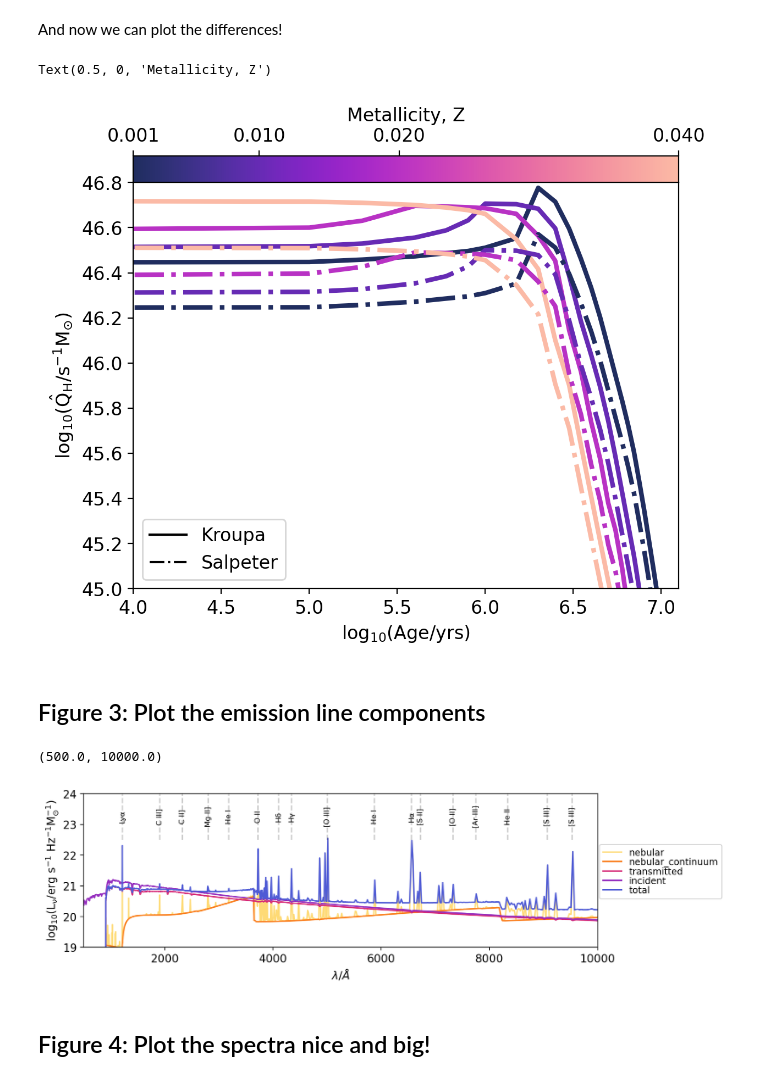
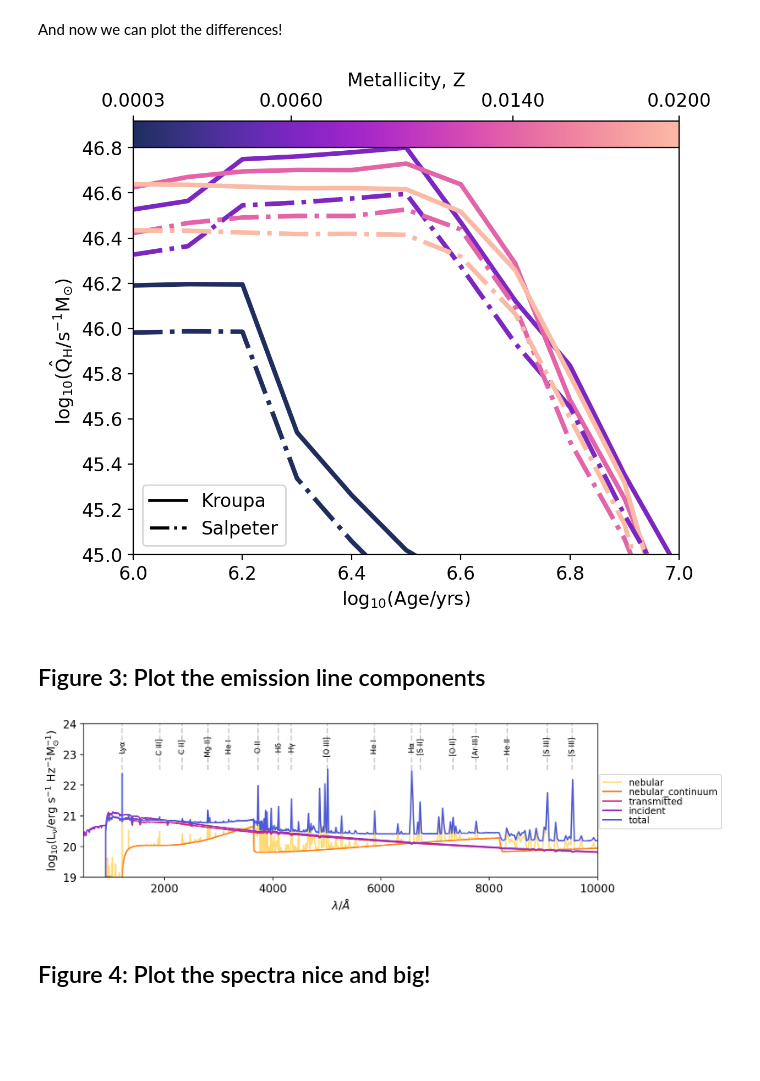
Before and after one commit to sophie-newman/cloudy-maraston, a Jupyter notebook: notebooks/notebook1_explore_maraston_grids.ipynb, the cells around one changed output. Drawn from its saved outputs; the diff is of its cells as text; code cells hidden in the pictures; blank space fills up the shorter version.

```diff
--- a/notebooks/notebook1_explore_maraston_grids.ipynb
+++ b/notebooks/notebook1_explore_maraston_grids.ipynb
@@ -24,5 +24,9 @@ cmap = cmr.bubblegum
 We need to load the Maraston grid into synthesizer:
 # %%
 grid_dir = '../grids'
-grid_name = 'maraston13_kroupa_cloudy-c23.01-sps'
+grid_name = 'maraston24_Tenc_kr_0.40_cloudy-c23.01-sps'
 grid = Grid(grid_name, grid_dir=grid_dir, read_lines=True)
+
+print(grid.metallicities)
+
+print(len(grid.ages))
@@ -29,7 +36,7 @@ grid = Grid(grid_name, grid_dir=grid_dir, read_lines=True)
 # %% [markdown]
 Now we can plot the spectra for a single metallicity and varying ages.
 # %%
-Z = 0.02
+Z = 0.014
 ages = grid.ages
 log10ages = np.log10(ages)
 
@@ -42,7 +49,7 @@ sm.set_array([])
 m = 0
 for age in ages:
     m = m + 1
-    grid_point = grid.get_grid_point((age,Z))
+    grid_point = grid.get_grid_point(ages=age,metallicities=Z)
     # get Sed object
     sed = grid.get_spectra(grid_point, spectra_id="incident")
     ax.plot(np.log10(sed.lam), np.log10(sed.lnu),
@@ -75,4 +82,6 @@ cbar = plt.colorbar(sm, cax=cax, orientation='horizontal')
 cax.xaxis.tick_top()
 cax.xaxis.set_label_position("top")
 cax.set_xlabel(r"$\rm \log_{10}(age/yr)$")
+
+plt.savefig('/home/sophienewman/Pictures/plots/paper1/incident.png', dpi=300, bbox_inches='tight')
 # %% [output]
@@ -85,66 +93,67 @@ We need to load in our Kroupa and Salpeter grids:
 # %%
 grid_dir = '../grids'
 
-grid_name = 'maraston13_kroupa'
-grid_k = Grid(grid_name, grid_dir=grid_dir, read_lines=False)
-
-grid_name = 'maraston13_salpeter'
-grid_s = Grid(grid_name, grid_dir=grid_dir, read_lines=False)
+grid_name = 'maraston24_Tenc_ss_0.40_cloudy-c23.01-sps'
+grid_s = Grid(grid_name, grid_dir=grid_dir, read_lines=True)
 # %% [markdown]
 And now we can plot the differences!
 # %%
 fig, ax = plt.subplots(figsize=(6.4, 4.8))
 cmap = cmr.get_sub_cmap('cmr.bubblegum', 0.1, 0.99)
-norm = mpl.colors.Normalize(vmin=min(grid_k.metallicities), vmax=max(grid_k.metallicities))
+
+# Metallicities to plot
+metallicities = [0.0003, 0.006, 0.014, 0.02]
+norm = mpl.colors.Normalize(vmin=min(metallicities), vmax=max(metallicities))
 sm = mpl.cm.ScalarMappable(cmap=cmap, norm=norm)
 sm.set_array([])
 
-grids = [grid_k, grid_s]
+grids = [grid, grid_s]
 imfs = ['Kroupa', 'Salpeter']
 
 spectra_id = "incident"
 
-Q = grid_k.log10_specific_ionising_lum['HI'] # for all Z
+Q = grid.log10_specific_ionising_lum['HI'] # for all Z
 Q_k = Q.T # (4, 67)
-for iZ, Z in enumerate(grid_k.metallicities):
-    plt.plot(np.log10(grid_k.ages), Q_k[iZ,:], color = cmap(norm(Z)), lw=3, ls='-')
+for iZ, Z in enumerate(metallicities):
+    plt.plot(np.log10(grid.ages), Q_k[iZ,:], color = cmap(norm(Z)), lw=3, ls='-')
 
 Q = grid_s.log10_specific_ionising_lum['HI'] # for all Z
 Q_s = Q.T # (4, 67)
-for iZ, Z in enumerate(grid_s.metallicities):
+for iZ, Z in enumerate(metallicities):
     plt.plot(np.log10(grid_s.ages), Q_s[iZ,:], color = cmap(norm(Z)), lw=3, ls='-.')
 
 plt.xlabel('log$_{10}$(Age/yrs)')
 plt.ylabel(r'$\rm log_{10}(\hat{Q}_{H}/s^{-1}M_{\odot})$')
 plt.ylim(bottom=45, top=46.8)
-plt.xlim(left=4, right=7.1)
+plt.xlim(left=6, right=7)
 
 # Create legend
-legend_elements = [Line2D([0, 1], [0, 1], linestyle='-', color='black', label='Kroupa'),
-                   Line2D([0, 1], [0, 1], linestyle='-.', color='black', label='Salpeter')
+legend_elements = [Line2D([0, 1], [0, 1], linestyle='-', lw=2, color='black', label='Kroupa'),
+                   Line2D([0, 1], [0, 1], linestyle='-.', lw=2, color='black', label='Salpeter')
 ]
 plt.legend(handles=legend_elements, loc='lower left')
 
 # Create colorbar axis
 left = 0.125
 bottom = 0.8
 width = 0.775
 height = 0.08
 cax = fig.add_axes([left, bottom + height, width, 0.05])  # [left, bottom, width, height]
 cbar = plt.colorbar(sm, cax=cax, orientation='horizontal')
-cbar.set_ticks(grid_s.metallicities)
+cbar.set_ticks(metallicities)
 cax.xaxis.tick_top()
 cax.xaxis.set_label_position("top")
 cax.set_xlabel(r"Metallicity, Z")
+
+plt.savefig('/home/sophienewman/Pictures/plots/paper1/imfs.png', dpi=300, bbox_inches='tight')
 # %% [output]
-Text(0.5, 0, 'Metallicity, Z')
-[figure, old version]
+[figure, new version]
 # %% [markdown]
 ## Figure 3: Plot the emission line components
 # %%
 age = 1e6
-Z = 0.02
-grid_point = grid.get_grid_point((age, Z))
+Z = 0.014
+grid_point = grid.get_grid_point(ages=age, metallicities=Z)
 
 fig, ax = plt.subplots(figsize=(10,3))
 
@@ -175,9 +184,10 @@ plt.ylabel(r"$\rm log_{10}(L_{\nu}/erg\ s^{-1}\ Hz^{-1} M_{\odot}^{-1})$")
 
 plt.ylim(bottom=19, top=24)
 plt.xlim(left=500, right=10000)
+
+plt.savefig('/home/sophienewman/Pictures/plots/paper1/components.png', dpi=300, bbox_inches='tight')
 # %% [output]
-(500.0, 10000.0)
-[figure, old version]
+[figure, new version]
 # %% [markdown]
 ## Figure 4: Plot the spectra nice and big!
 # %%
```
Also changed, not shown: parts of 11 cells of this notebook, 3 other files.
